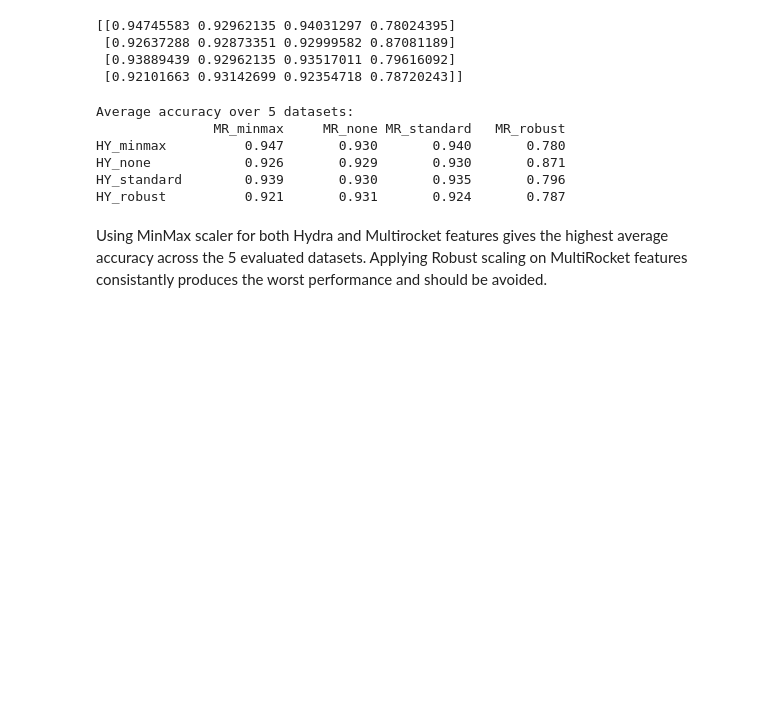
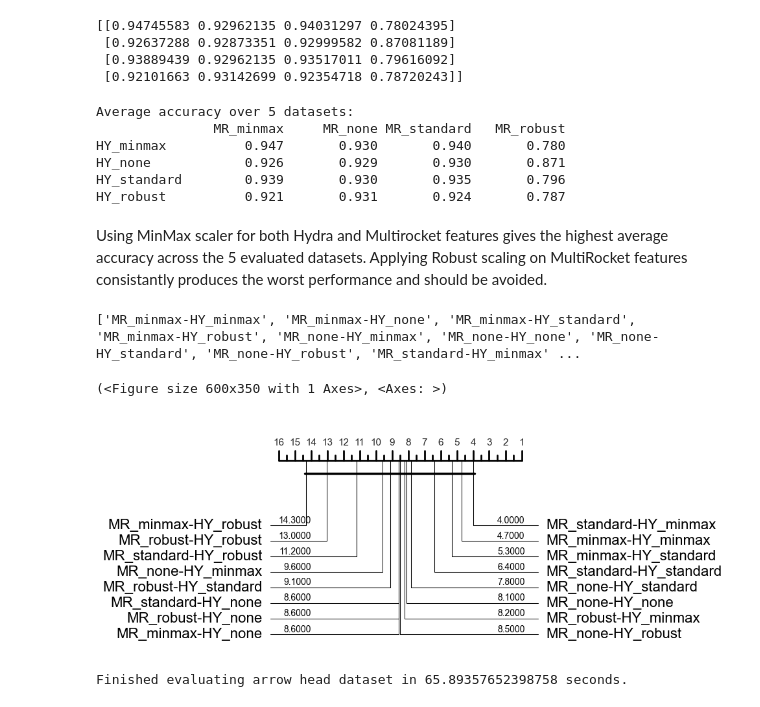
Before and after one commit to gasperpetelin/TSCGlue, a Jupyter notebook: notebooks/mrHydra-scaler-testing.ipynb, the cells around one changed output. Cells and saved outputs as stored; diff of their text form; code cells hidden in the pictures; blank space fills up the shorter version.

```diff
--- a/notebooks/mrHydra-scaler-testing.ipynb
+++ b/notebooks/mrHydra-scaler-testing.ipynb
@@ -83,12 +163,12 @@ x_train_p, x_test_p = pad_train_test(x_train, x_test)
 matrixes.append(get_acc_matrix(x_train_p, x_test_p, y_train, y_test))
 print("Finished evaluating arrow head dataset in " + str(perf_counter() - start_time) + " seconds.")
 
-start_time = perf_counter()
-x_train, y_train = load_osuleaf(split="train")
-x_test, y_test = load_osuleaf(split="test")
-x_train_p, x_test_p = pad_train_test(x_train, x_test)
-matrixes.append(get_acc_matrix(x_train_p, x_test_p, y_train, y_test))
-print("Finished evaluating OSULeaf dataset in " + str(perf_counter() - start_time) + " seconds.")
+# start_time = perf_counter()
+# x_train, y_train = load_osuleaf(split="train")
+# x_test, y_test = load_osuleaf(split="test")
+# x_train_p, x_test_p = pad_train_test(x_train, x_test)
+# matrixes.append(get_acc_matrix(x_train_p, x_test_p, y_train, y_test))
+# print("Finished evaluating OSULeaf dataset in " + str(perf_counter() - start_time) + " seconds.")
 
 start_time = perf_counter()
 x_train, y_train = load_italy_power_demand(split="train")
@@ -104,10 +184,10 @@ x_train_p, x_test_p = pad_train_test(x_train, x_test)
 matrixes.append(get_acc_matrix(x_train_p, x_test_p, y_train, y_test))
 print("Finished evaluating Japanese vowels dataset in " + str(perf_counter() - start_time) + " seconds.")
 
-start_time = perf_counter()
-x_train, y_train = load_acsf1(split="train")
-x_test, y_test = load_acsf1(split="test")
-x_train_p, x_test_p = pad_train_test(x_train, x_test)
-matrixes.append(get_acc_matrix(x_train_p, x_test_p, y_train, y_test))
-print("Finished evaluating acsf1 dataset in " + str(perf_counter() - start_time) + " seconds.")
+# start_time = perf_counter()
+# x_train, y_train = load_acsf1(split="train")
+# x_test, y_test = load_acsf1(split="test")
+# x_train_p, x_test_p = pad_train_test(x_train, x_test)
+# matrixes.append(get_acc_matrix(x_train_p, x_test_p, y_train, y_test))
+# print("Finished evaluating acsf1 dataset in " + str(perf_counter() - start_time) + " seconds.")
 # %% [output]
@@ -151,0 +230,16 @@ Using MinMax scaler for both Hydra and Multirocket features gives the highest av
+# %%
+combined_labels = [f"{mr}-{hy}" for mr in col_labels for hy in row_labels]
+print(combined_labels)
+combined = []
+for matrix in matrixes:
+    l = []
+    for row in matrix:
+        for col in row:
+            l.append(col)
+    combined.append(l)
+# combined = np.vstack(matrixes)
+plot_critical_difference(combined, combined_labels)
+# %% [output]
+['MR_minmax-HY_minmax', 'MR_minmax-HY_none', 'MR_minmax-HY_standard', 'MR_minmax-HY_robust', 'MR_none-HY_minmax', 'MR_none-HY_none', 'MR_none-HY_standard', 'MR_none-HY_robust', 'MR_standard-HY_minmax' ...
+(<Figure size 600x350 with 1 Axes>, <Axes: >)
+[figure, added]
@@ -151,0 +292,39 @@ Using MinMax scaler for both Hydra and Multirocket features gives the highest av
+# %%
+matrixes_dualmr = []
+
+start_time = perf_counter()
+x_train, y_train = load_arrow_head(split="train")
+x_test, y_test = load_arrow_head(split="test")
+x_train_p, x_test_p = pad_train_test(x_train, x_test)
+matrixes_dualmr.append(get_acc_matrix_dualmr(x_train_p, x_test_p, y_train, y_test))
+print("Finished evaluating arrow head dataset in " + str(perf_counter() - start_time) + " seconds.")
+
+# start_time = perf_counter()
+# x_train, y_train = load_osuleaf(split="train")
+# x_test, y_test = load_osuleaf(split="test")
+# x_train_p, x_test_p = pad_train_test(x_train, x_test)
+# matrixes_dualmr.append(get_acc_matrix_dualmr(x_train_p, x_test_p, y_train, y_test))
+# print("Finished evaluating OSULeaf dataset in " + str(perf_counter() - start_time) + " seconds.")
+
+start_time = perf_counter()
+x_train, y_train = load_italy_power_demand(split="train")
+x_test, y_test = load_italy_power_demand(split="test")
+x_train_p, x_test_p = pad_train_test(x_train, x_test)
+matrixes_dualmr.append(get_acc_matrix_dualmr(x_train_p, x_test_p, y_train, y_test))
+print("Finished evaluating Italy power demand dataset in " + str(perf_counter() - start_time) + " seconds.")
+
+start_time = perf_counter()
+x_train, y_train = load_japanese_vowels(split="train")
+x_test, y_test = load_japanese_vowels(split="test")
+x_train_p, x_test_p = pad_train_test(x_train, x_test)
+matrixes_dualmr.append(get_acc_matrix_dualmr(x_train_p, x_test_p, y_train, y_test))
+print("Finished evaluating Japanese vowels dataset in " + str(perf_counter() - start_time) + " seconds.")
+
+# start_time = perf_counter()
+# x_train, y_train = load_acsf1(split="train")
+# x_test, y_test = load_acsf1(split="test")
+# x_train_p, x_test_p = pad_train_test(x_train, x_test)
+# matrixes_dualmr.append(get_acc_matrix_dualmr(x_train_p, x_test_p, y_train, y_test))
+# print("Finished evaluating acsf1 dataset in " + str(perf_counter() - start_time) + " seconds.")
+# %% [output]
+Finished evaluating arrow head dataset in 65.89357652398758 seconds.
```
Also changed, not shown: parts of 10 cells of this notebook.
